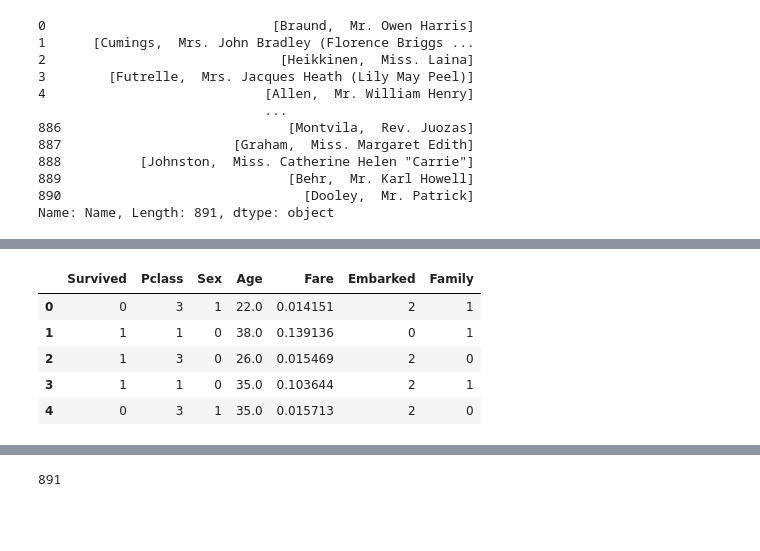
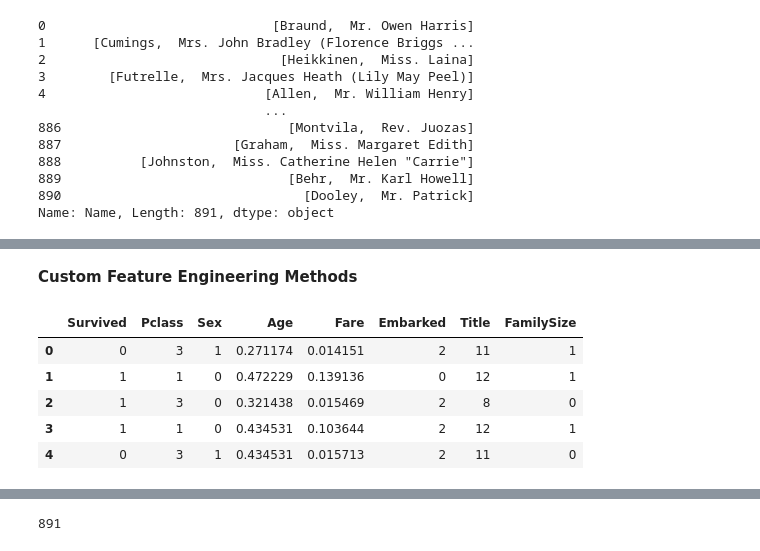
Before and after one commit to Mark-Barbaric/london_data_science_meetup, a Jupyter notebook: titanic_06_07_2024.ipynb, the cells around one changed output, grey strips where cells are left out. Cells and saved outputs as stored; diff of their text form; code cells hidden in the pictures; blank space fills up the shorter version.

```diff
--- a/titanic_06_07_2024.ipynb
+++ b/titanic_06_07_2024.ipynb
@@ -165,3 +132,5 @@ set(titles)
 # %%
 from sklearn.preprocessing import MinMaxScaler, LabelEncoder
+# %% [markdown]
+**Custom Feature Engineering Methods**
 # %%
@@ -199,12 +185,13 @@ train_df = preprocess_dataset(train_df)
-# %%
-train_df.head()
-# %% [output]
-|  | Survived | Pclass | Sex | Age | Fare | Embarked | Family |
-| 0 | 0 | 3 | 1 | 22.0 | 0.014151 | 2 | 1 |
-| 1 | 1 | 1 | 0 | 38.0 | 0.139136 | 0 | 1 |
-| 2 | 1 | 3 | 0 | 26.0 | 0.015469 | 2 | 0 |
-| 3 | 1 | 1 | 0 | 35.0 | 0.103644 | 2 | 1 |
-| 4 | 0 | 3 | 1 | 35.0 | 0.015713 | 2 | 0 |
+# %%
+preprocess_dataset(train_df)
+train_df.head()
+# %% [output]
+|  | Survived | Pclass | Sex | Age | Fare | Embarked | Title | FamilySize |
+| 0 | 0 | 3 | 1 | 0.271174 | 0.014151 | 2 | 11 | 1 |
+| 1 | 1 | 1 | 0 | 0.472229 | 0.139136 | 0 | 12 | 1 |
+| 2 | 1 | 3 | 0 | 0.321438 | 0.015469 | 2 | 8 | 0 |
+| 3 | 1 | 1 | 0 | 0.434531 | 0.103644 | 2 | 12 | 1 |
+| 4 | 0 | 3 | 1 | 0.434531 | 0.015713 | 2 | 11 | 0 |
 # %%
 train_df.isna().sum()
 # %% [output]
```
Also changed, not shown: parts of 38 cells of this notebook, 1 other file.
